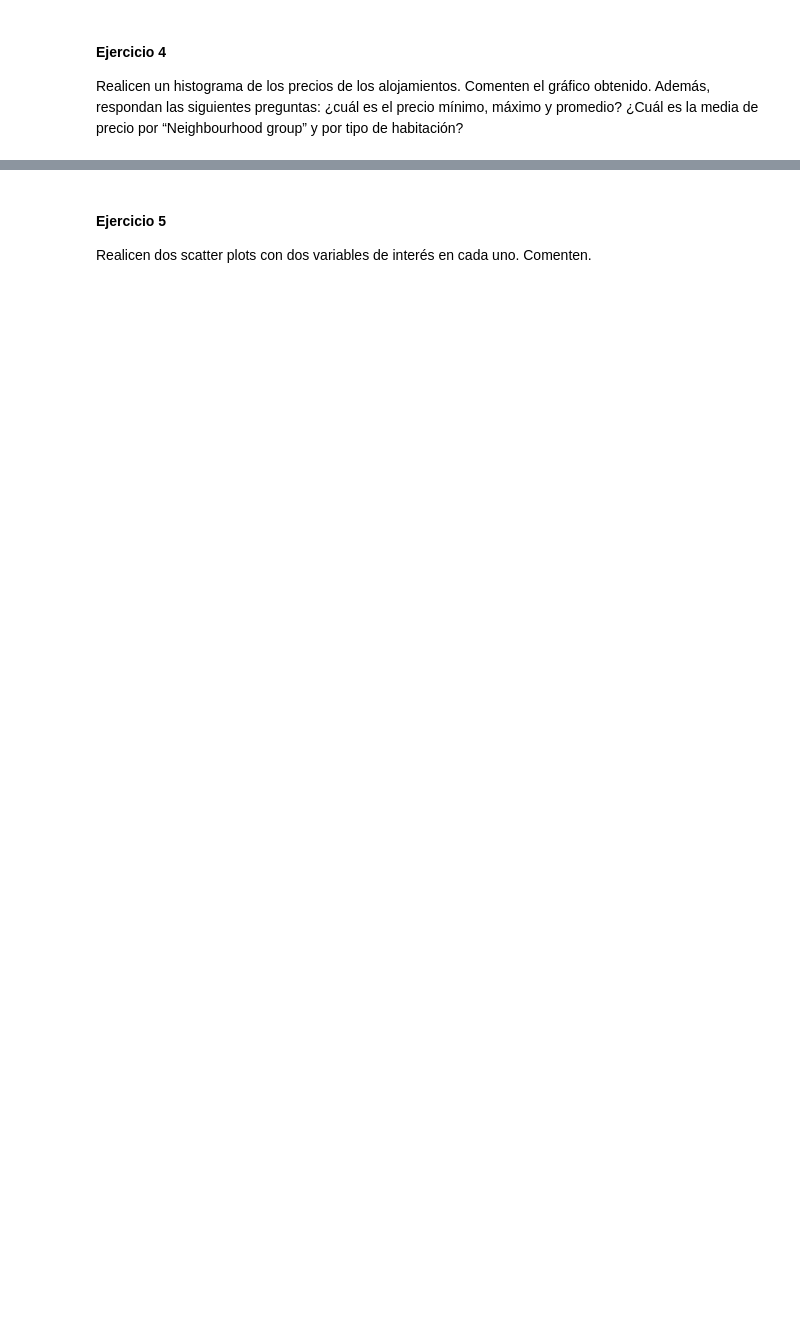
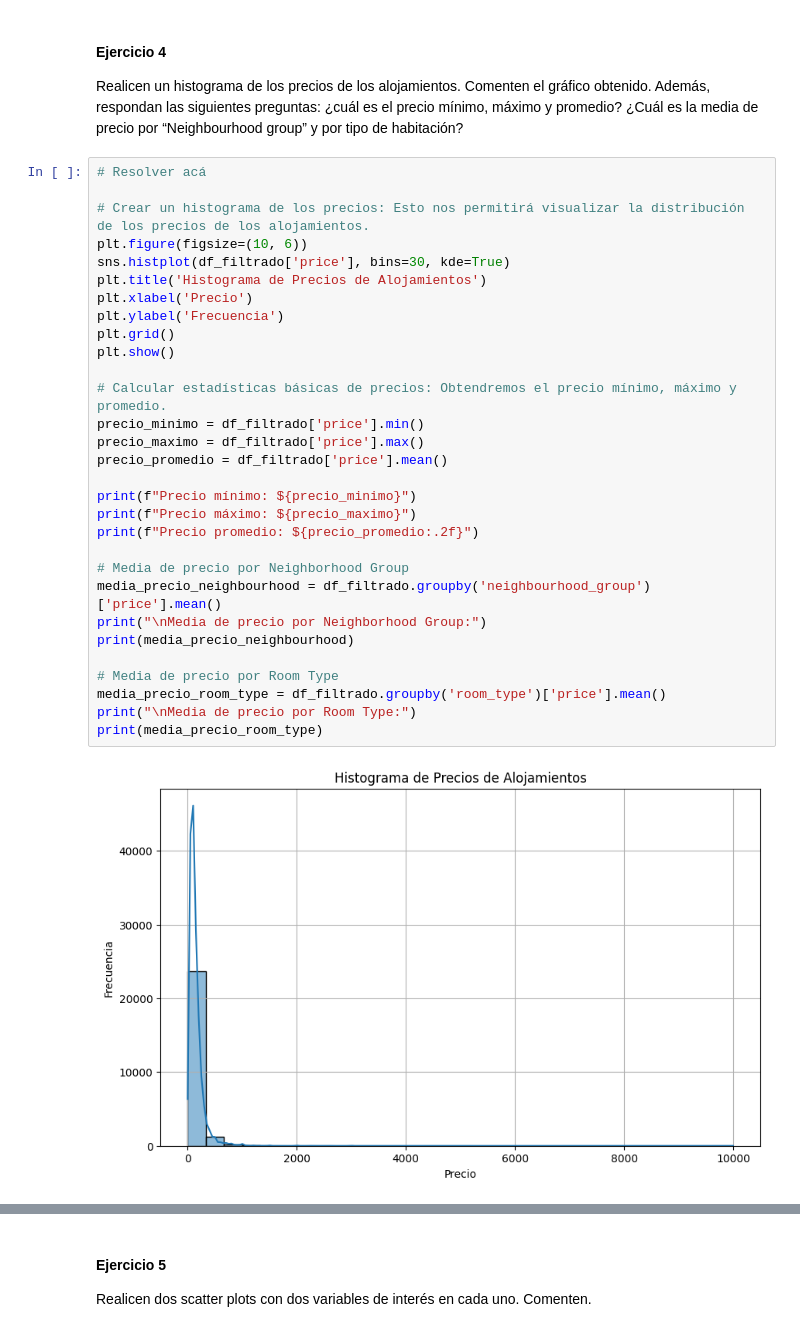
Before and after one commit to roluque/CC408-T2-3, a Jupyter notebook: TP2/TP2.ipynb, the cells around one changed output, grey strips where cells are left out. Saved outputs shown, nothing was run; the diff lists cells and outputs as text; blank space fills up the shorter version.

```diff
--- a/TP2/TP2.ipynb
+++ b/TP2/TP2.ipynb
@@ -316,3 +389,35 @@ Respondan las siguientes preguntas: ¿Cuál es la proporción de oferentes por
 # %% [markdown]
 #### Ejercicio 4
 Realicen un histograma de los precios de los alojamientos. Comenten el gráfico obtenido. Además, respondan las siguientes preguntas: ¿cuál es el precio mínimo, máximo y promedio? ¿Cuál es la media de precio por “Neighbourhood group” y por tipo de habitación?
+# %%
+# Resolver acá
+
+# Crear un histograma de los precios: Esto nos permitirá visualizar la distribución de los precios de los alojamientos.
+plt.figure(figsize=(10, 6))
+sns.histplot(df_filtrado['price'], bins=30, kde=True)
+plt.title('Histograma de Precios de Alojamientos')
+plt.xlabel('Precio')
+plt.ylabel('Frecuencia')
+plt.grid()
+plt.show()
+
+# Calcular estadísticas básicas de precios: Obtendremos el precio mínimo, máximo y promedio.
+precio_minimo = df_filtrado['price'].min()
+precio_maximo = df_filtrado['price'].max()
+precio_promedio = df_filtrado['price'].mean()
+
+print(f"Precio mínimo: ${precio_minimo}")
+print(f"Precio máximo: ${precio_maximo}")
+print(f"Precio promedio: ${precio_promedio:.2f}")
+
+# Media de precio por Neighborhood Group
+media_precio_neighbourhood = df_filtrado.groupby('neighbourhood_group')['price'].mean()
+print("\nMedia de precio por Neighborhood Group:")
+print(media_precio_neighbourhood)
+
+# Media de precio por Room Type
+media_precio_room_type = df_filtrado.groupby('room_type')['price'].mean()
+print("\nMedia de precio por Room Type:")
+print(media_precio_room_type)
+# %% [output]
+[figure, added]
```
Also changed, not shown: parts of 12 cells of this notebook.
